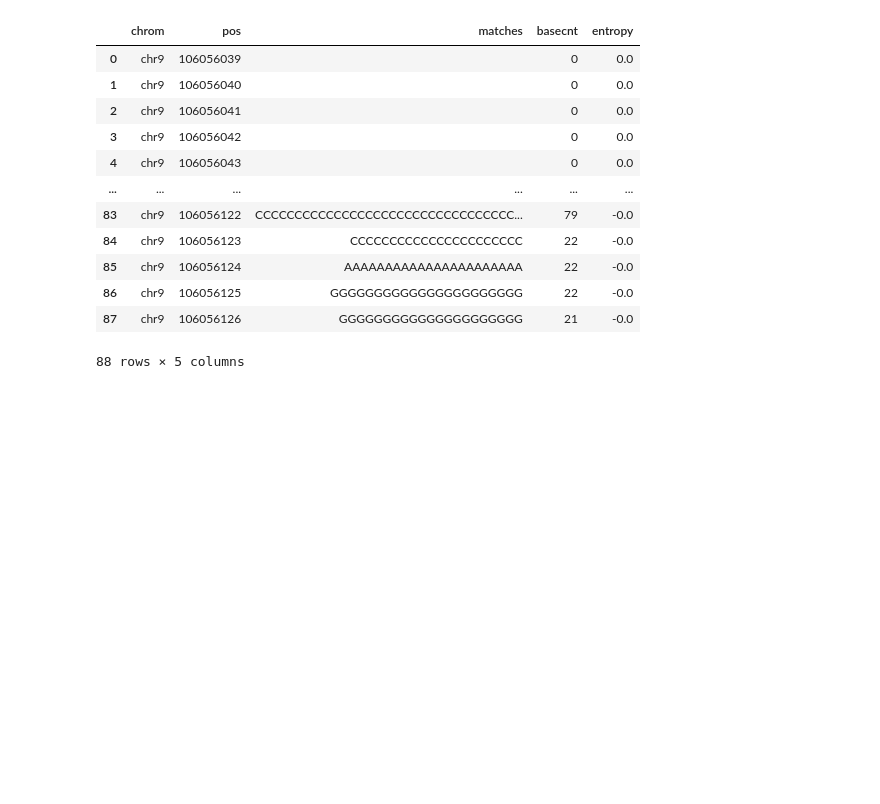
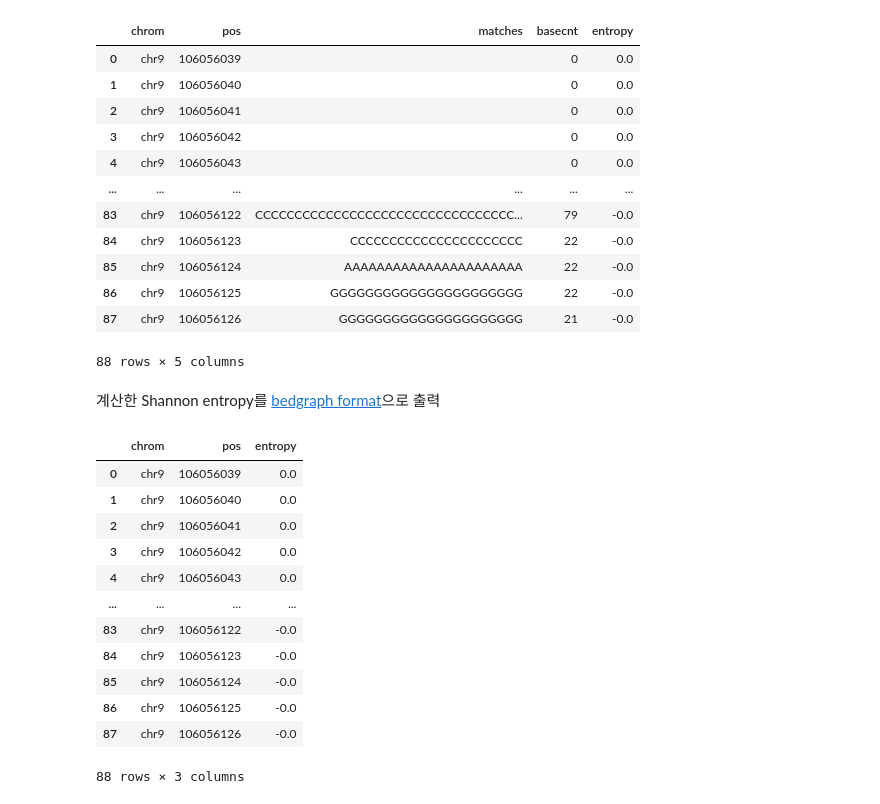
Before and after one commit to JS19563255/2022bioinfo1_project, a Jupyter notebook: week_3.ipynb, the cells around one changed output. Drawn from its saved outputs; the diff is of its cells as text; code cells hidden in the pictures; blank space fills up the shorter version.

```diff
--- a/week_3.ipynb
+++ b/week_3.ipynb
@@ -169,3 +169,22 @@ See the caveats in the documentation: https://pandas.pydata.org/pandas-docs/stab
 | 86 | chr9 | 106056125 | GGGGGGGGGGGGGGGGGGGGGG | 22 | -0.0 |
 | 87 | chr9 | 106056126 | GGGGGGGGGGGGGGGGGGGGG | 21 | -0.0 |
 88 rows × 5 columns
+# %% [markdown]
+계산한 Shannon entropy를 [bedgraph format](https://genome.ucsc.edu/goldenPath/help/bedgraph.html)으로 출력
+# %%
+bedgraph_pileup = dbpileup.loc[:,['chrom', 'pos', 'entropy']]
+bedgraph_pileup
+# %% [output]
+|  | chrom | pos | entropy |
+| 0 | chr9 | 106056039 | 0.0 |
+| 1 | chr9 | 106056040 | 0.0 |
+| 2 | chr9 | 106056041 | 0.0 |
+| 3 | chr9 | 106056042 | 0.0 |
+| 4 | chr9 | 106056043 | 0.0 |
+| ... | ... | ... | ... |
+| 83 | chr9 | 106056122 | -0.0 |
+| 84 | chr9 | 106056123 | -0.0 |
+| 85 | chr9 | 106056124 | -0.0 |
+| 86 | chr9 | 106056125 | -0.0 |
+| 87 | chr9 | 106056126 | -0.0 |
+88 rows × 3 columns
```
